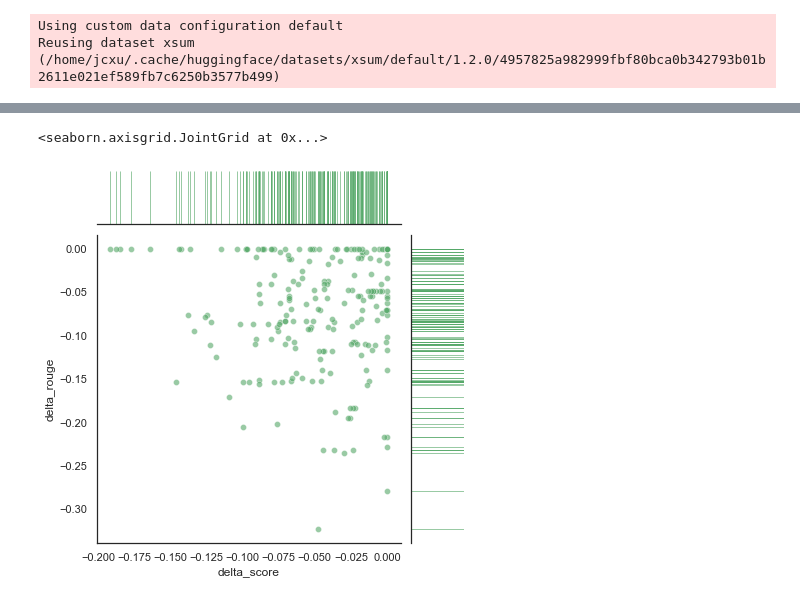
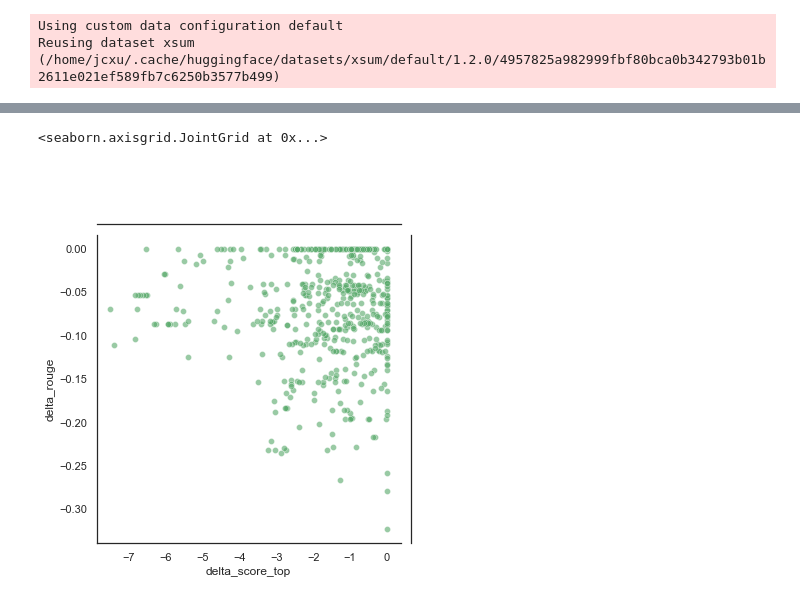
Before and after one commit to jiacheng-xu/lattice-generation, a Jupyter notebook: notebooks/model_score.ipynb, the cells around one changed output, grey strips where cells are left out. Drawn from its saved outputs; the diff is of its cells as text; code cells hidden in the pictures.

```diff
--- a/notebooks/model_score.ipynb
+++ b/notebooks/model_score.ipynb
@@ -54,17 +54,17 @@ print(df)
 # %%
-df['delta_score'] = df.apply(lambda row: row.score - row.top_score, axis=1)
+df['delta_score_low'] = df.apply(lambda row: row.score - row.low_score, axis=1)
+df['delta_score_top'] = df.apply(lambda row: row.score - row.top_score, axis=1)
 df['delta_rouge'] = df.apply(lambda row: row.rouge - row.top_rouge, axis=1)
+
+import seaborn as sns
+sns.set_theme(style="white", color_codes=True)
 # %%
 
-import seaborn as sns
-sns.set_theme(style="white", color_codes=True)
-
-
 # Use JointGrid directly to draw a custom plot
-g = sns.JointGrid(data=df, x="delta_score", y="delta_rouge")
+g = sns.JointGrid(data=df, x="delta_score_top", y="delta_rouge")
 g.plot_joint(sns.scatterplot,
              color="g", alpha=.6, legend=False)
-g.plot_marginals(sns.rugplot, height=1, color="g", alpha=.6)
+# g.plot_marginals(sns.rugplot, height=1, color="g", alpha=.6)
 # %% [output]
 <seaborn.axisgrid.JointGrid at 0x...>
-[figure, old version]
+[figure, new version]
```
Also changed, not shown: parts of 2 cells of this notebook, 3 other files.
